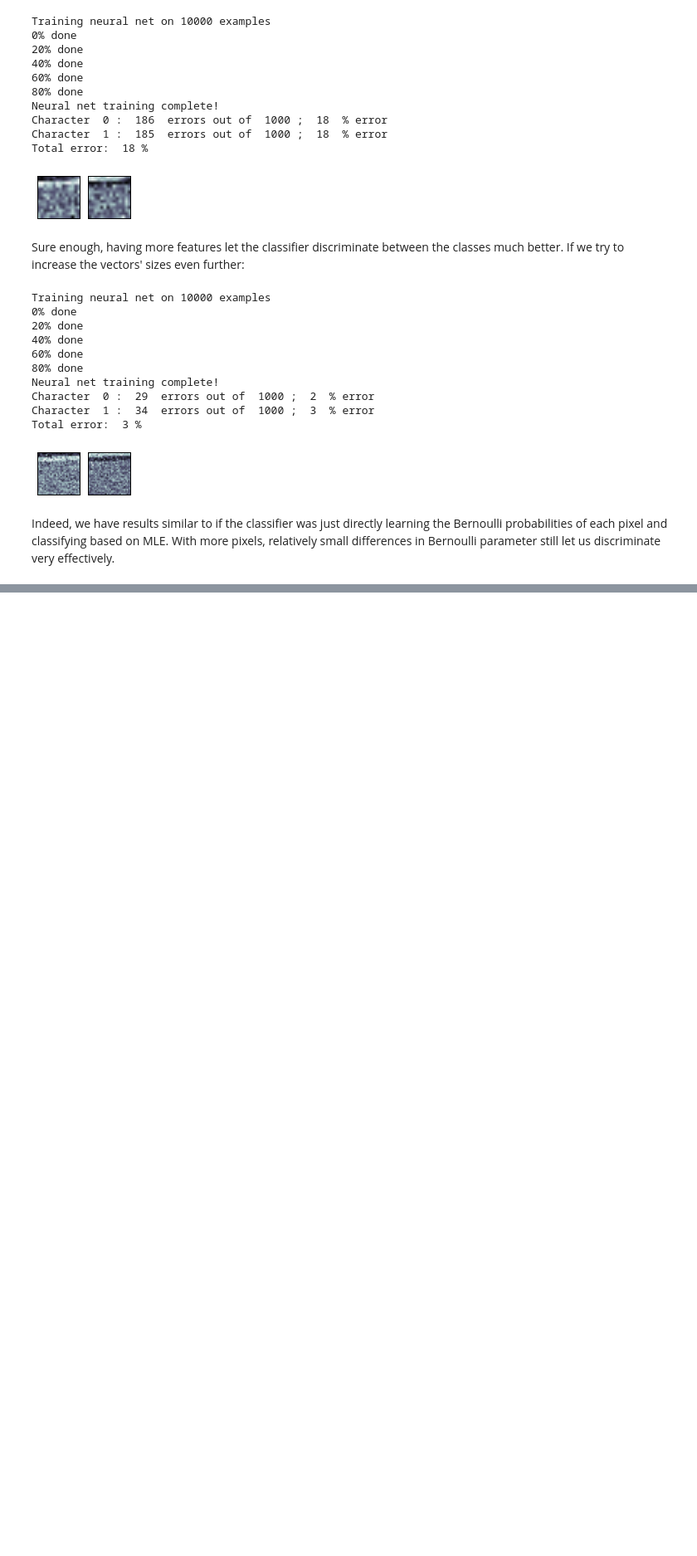
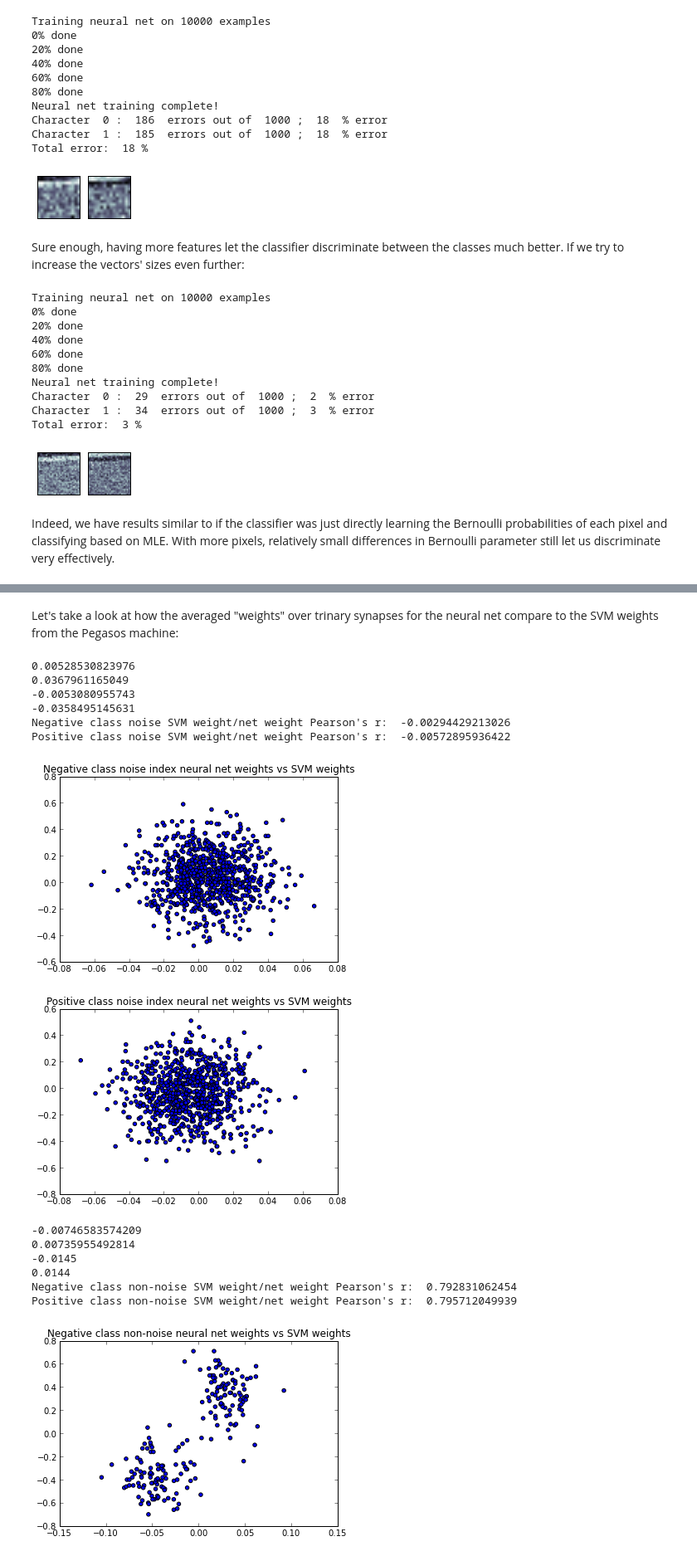
Before and after one commit to kolchinski/alex-thesis, a Jupyter notebook: NetOnSynthData.ipynb, the cells around one changed output, grey strips where cells are left out. Shown: that part at 83% size. Cells and saved outputs as stored; diff of their text form; code cells hidden in the pictures; blank space fills up the shorter version.

```diff
--- a/NetOnSynthData.ipynb
+++ b/NetOnSynthData.ipynb
@@ -141,0 +144,7 @@ Indeed, we have results similar to if the classifier was just directly learning
+# %%
+from pegasos import PegasosSVM
+import digit_features as df
+synthData = sf.synthData(100, 1024, 100)
+synthPegasos = PegasosSVM(2)
+#Third argument is number of iterations
+synthPegasos.trainOnSet(df.labeled(synthData, 2), synthData, 8000)
@@ -141,0 +203,62 @@ Indeed, we have results similar to if the classifier was just directly learning
+# %% [markdown]
+Let's take a look at how the averaged "weights" over trinary synapses for the neural net compare to the SVM weights from the Pegasos machine:
+# %%
+#First, let's look at the weights coding for the noise - where both positive and negative vectors have
+#"background" probability
+svmWeights = synthPegasos.W
+netWeights = net.synapses.mean(axis=1)
+
+print svmWeights[0][200:].mean()
+print netWeights[0][200:].mean()
+
+print svmWeights[1][200:].mean()
+print netWeights[1][200:].mean()
+
+print "Negative class noise SVM weight/net weight Pearson's r: ", np.corrcoef(svmWeights[0][200:], netWeights[0][200:])[0,1]
+print "Positive class noise SVM weight/net weight Pearson's r: ", np.corrcoef(svmWeights[1][200:], netWeights[1][200:])[0,1]
+
+plt.scatter(svmWeights[0][200:], netWeights[0][200:])
+plt.title("Negative class noise index neural net weights vs SVM weights")
+plt.show()
+
+plt.scatter(svmWeights[1][200:], netWeights[1][200:])
+plt.title("Positive class noise index neural net weights vs SVM weights")
+plt.show()
+
+# Now only look at the indices coding for non-noise
+negSvmWeights = svmWeights[0][:200]
+posSvmWeights = svmWeights[1][:200]
+negNetWeights = netWeights[0][:200]
+posNetWeights = netWeights[1][:200]
+
+print negSvmWeights.mean()
+print posSvmWeights.mean()
+print negNetWeights.mean()
+print posNetWeights.mean()
+
+print "Negative class non-noise SVM weight/net weight Pearson's r: ", np.corrcoef(negSvmWeights, negNetWeights)[0,1]
+print "Positive class non-noise SVM weight/net weight Pearson's r: ", np.corrcoef(posSvmWeights, posNetWeights)[0,1]
+
+plt.scatter(negSvmWeights, negNetWeights)
+plt.title("Negative class non-noise neural net weights vs SVM weights")
+plt.show()
+
+plt.scatter(posSvmWeights, posNetWeights)
+plt.title("Positive class non-noise neural net weights vs SVM weights")
+plt.show()
+# %% [output]
+0.00528530823976
+0.0367961165049
+-0.0053080955743
+-0.0358495145631
+Negative class noise SVM weight/net weight Pearson's r:  -0.00294429213026
+Positive class noise SVM weight/net weight Pearson's r:  -0.00572895936422
+[figure, added]
+[figure, added]
+-0.00746583574209
+0.00735955492814
+-0.0145
+0.0144
+Negative class non-noise SVM weight/net weight Pearson's r:  0.792831062454
+Positive class non-noise SVM weight/net weight Pearson's r:  0.795712049939
+[figure, added]
```
Also changed, not shown: parts of 11 cells of this notebook, 5 other files.
